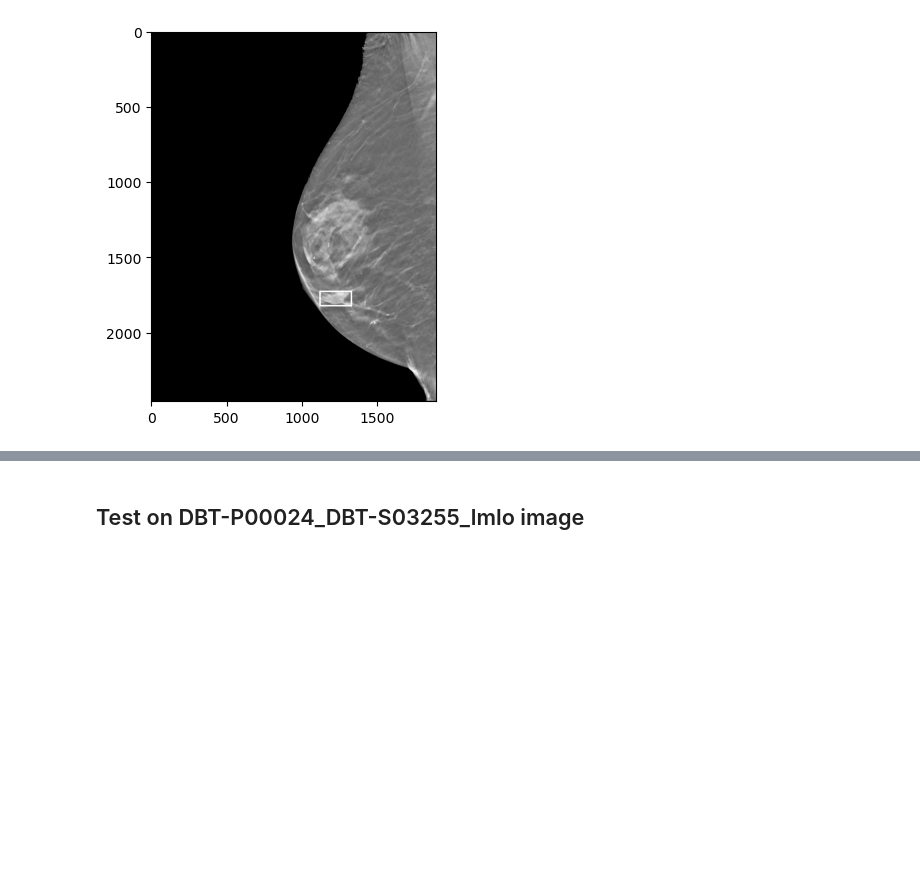
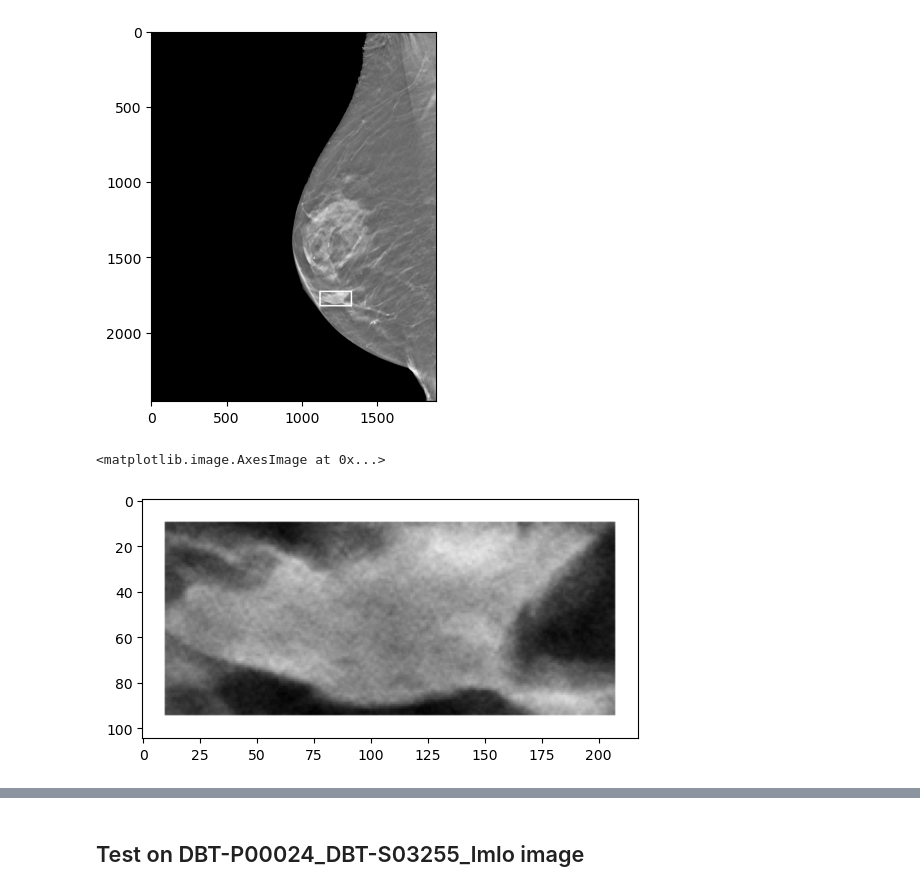
Before and after one commit to andreaberti11235/DBT_utils_script, a Jupyter notebook: dcm_to_png_crop_test.ipynb, the cells around one changed output, grey strips where cells are left out. Saved outputs shown, nothing was run; the diff lists cells and outputs as text; code cells hidden in the pictures; blank space fills up the shorter version.

Commit message:
Added tests on flip and on crop

```diff
--- a/dcm_to_png_crop_test.ipynb
+++ b/dcm_to_png_crop_test.ipynb
@@ -52,4 +53,29 @@ def _get_image_laterality(pixel_array: np.ndarray) -> str:
     return "R" if left_edge < right_edge else "L"
+# %%
+def crop_mass(image,
+    x,
+    y,
+    width,
+    height,
+):
+
+    """Crop mass given the bounding box on an image
+
+    Arguments:
+        image {np.ndarray}: Numpy array of the image
+        x {int}: X coordinate of the bounding-box (from csv)
+        y {int}: Y coordinate of the bounding-box (from csv)
+        width {int}: Width of the bounding-box (from csv)
+        hight {int}: Hight of the bounding-box (from csv)
+
+    Returns:
+        mass_cropped {np.ndarray}: Numpy array of the cropped mass
+    """
+    x = min(max(x, 0), image.shape[1] - 1)
+    y = min(max(y, 0), image.shape[0] - 1)
+
+    mass_cropped = image[y : y + height, x : x + width]
+    return mass_cropped
 # %% [markdown]
 ## Test on DBT-P00024_DBT-S03255_lcc image
 # %%
@@ -99,3 +137,9 @@ plt.imshow(img_bbox, cmap='gray')
 # %% [output]
 <matplotlib.image.AxesImage at 0x...>
 [figure]
+# %%
+mass_cropped = crop_mass(image=npy_img[16, :, :], x=1116, y=1724, width=218, height=105)
+plt.imshow(mass_cropped, cmap='gray')
+# %% [output]
+<matplotlib.image.AxesImage at 0x...>
+[figure, added]
```
Also changed, not shown: parts of 6 cells of this notebook.
